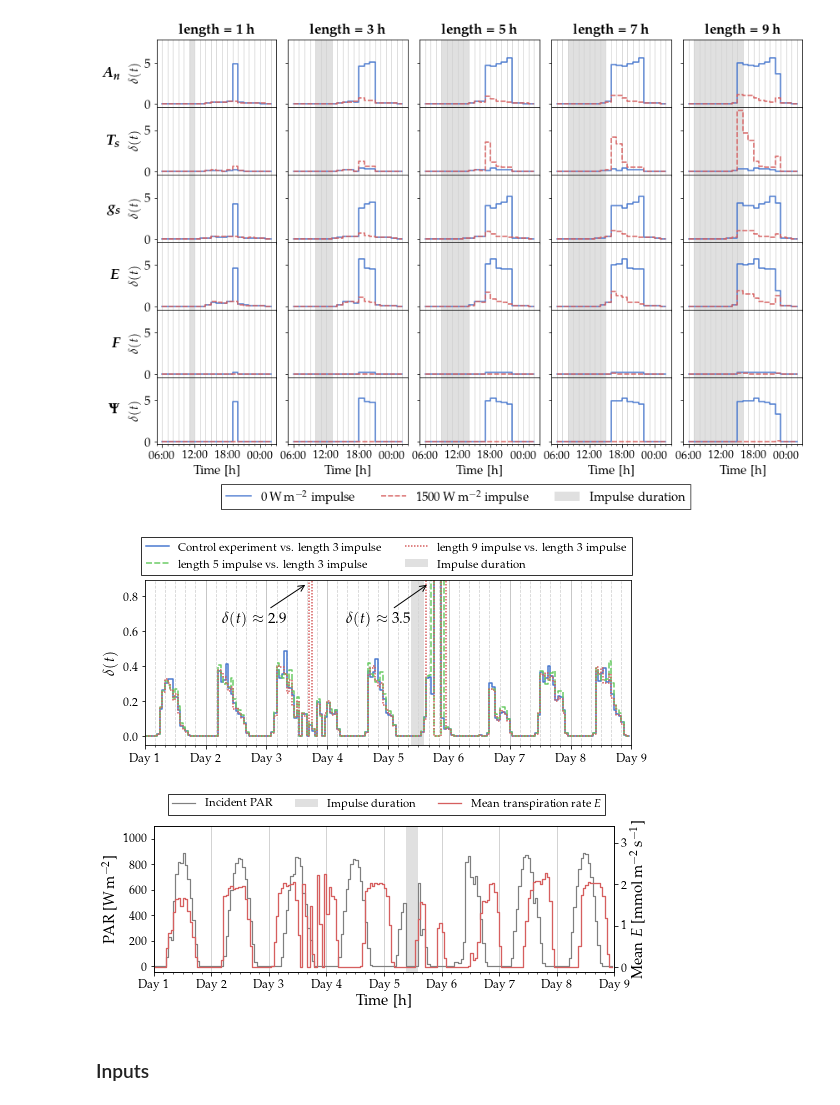
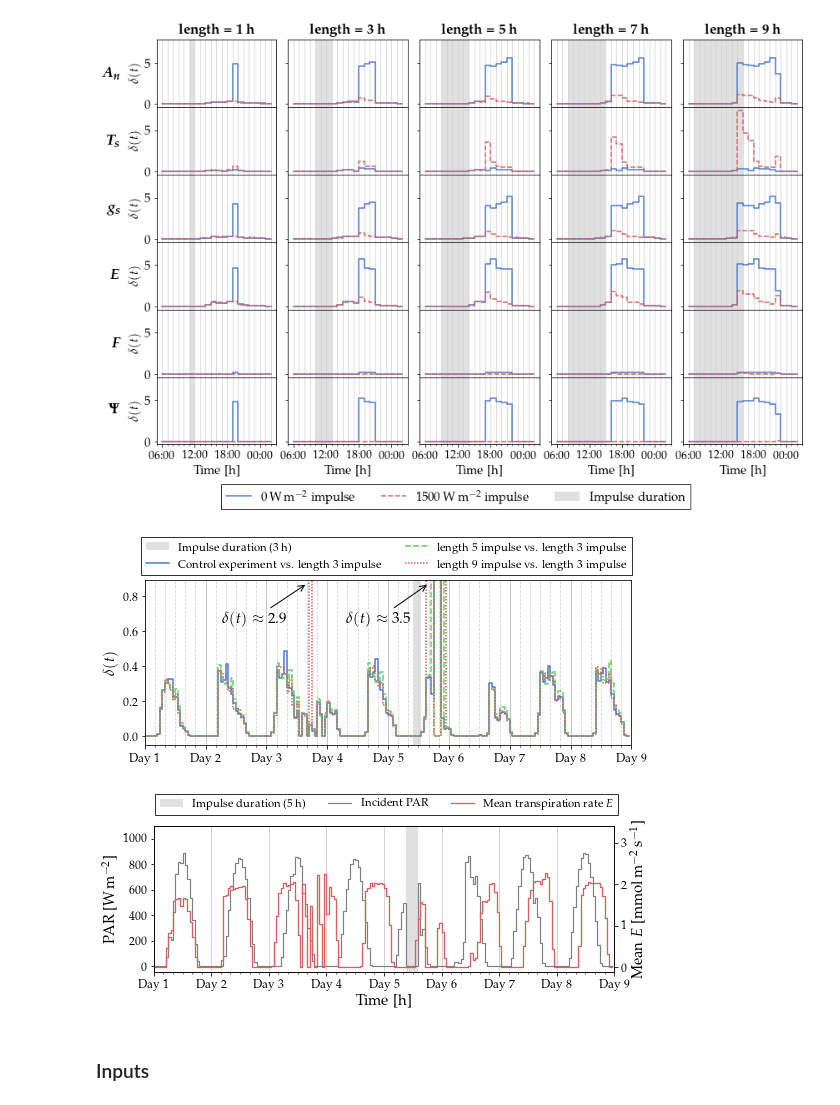
Before and after one commit to mcndt/thesis-plant-reservoir-computing, a Jupyter notebook: notebooks/impulse_experiments/Impulse_Figures_HydroShoot.ipynb, the cells around one changed output. Drawn from its saved outputs; the diff is of its cells as text; code cells hidden in the pictures.

```diff
--- a/notebooks/impulse_experiments/Impulse_Figures_HydroShoot.ipynb
+++ b/notebooks/impulse_experiments/Impulse_Figures_HydroShoot.ipynb
@@ -227,8 +227,8 @@ with plt.style.context('seaborn-muted'):
     df.index = np.arange(START, STOP)
 
     # plot data
+    ax1.axvspan(4 * 24 + 11 - 1, 4 * 24 + 14 - 1, facecolor='0.2', alpha=0.15, label='Impulse duration (\\SI{3}{\hour})')
     sns.lineplot(data=df, ax=ax1, drawstyle='steps-pre')
-    ax1.axvspan(4 * 24 + p0 - 1, 4 * 24 + p1 - 1, facecolor='0.2', alpha=0.15, label='Impulse duration')
 
     # Axes
     ax1.set_xlim(START, STOP)
@@ -269,40 +269,40 @@ with plt.style.context('seaborn-muted'):
 
     # plot_data
     time = np.arange(START, STOP)
+    ax2.axvspan(4 * 24 + p0 - 1, 4 * 24 + p1 - 1, facecolor='0.2', alpha=0.15, label='Impulse duration (\SI{5}{\hour})')
     ax2.plot(time, input_PAR, color='grey', marker='s', markersize=0, drawstyle='steps-pre',
             label='Incident PAR', linewidth=1.2)
     res_ax = ax2.twinx()
     res_ax.plot(time, res_series * 1000, color=colors[2], linestyle='solid', marker='^',
                 markersize=0, drawstyle='steps-pre', label='Mean transpiration rate $E$', linewidth=1.3)
-    ax2.axvspan(4 * 24 + p0 - 1, 4 * 24 + p1 - 1, facecolor='0.2', alpha=0.15, label='Impulse duration')
 
     # Axes
     ax2.set_xlim(START, STOP)
     ax2.set_ylim(top=1100)
     res_ax.set_ylim(top=3.4)
     ax2.xaxis.set_minor_locator(MultipleLocator(4))
     ax2.xaxis.set_major_locator(MultipleLocator(24))
     ax2.xaxis.set_major_formatter(FuncFormatter(lambda x, _: f'Day {x // 24 + 1:.0f}'))
     ax2.grid(axis='x', linestyle='solid', color='lightgrey', alpha=1, linewidth=1, which='major')
     ax2.tick_params(axis='both', which='both', labelsize=12)
     res_ax.tick_params(axis='both', which='both', labelsize=12)
 
     # Labeling
     ax2.legend(loc='upper left').remove()
     res_ax.legend(loc='upper right').remove()
     ax2.set_ylabel(r'PAR [\unit{\watt\per\square\meter}]')
     res_ax.set_ylabel(r'Mean $E$ [\unit{\milli\mol\per\square\meter\per\second}]')
     ax2.set_xlabel(r'Time [\unit{\hour}]')
 
     fig.legend(loc='upper center', fancybox=False, shadow=False, ncol=3,
               frameon=True, edgecolor='black', bbox_to_anchor=(0.52, 1.1), fontsize=11.5)
     plt.tight_layout()
     plt.savefig('hydroshoot_instability_behavior.png', dpi=200, facecolor='white', bbox_inches='tight')
   except:
     pass
 # %% [output]
-[figure, old version]
+[figure, new version]
-[figure, old version]
+[figure, new version]
 # %% [markdown]
 ### Inputs
 # %%
```
Also changed, not shown: 3 other files.
